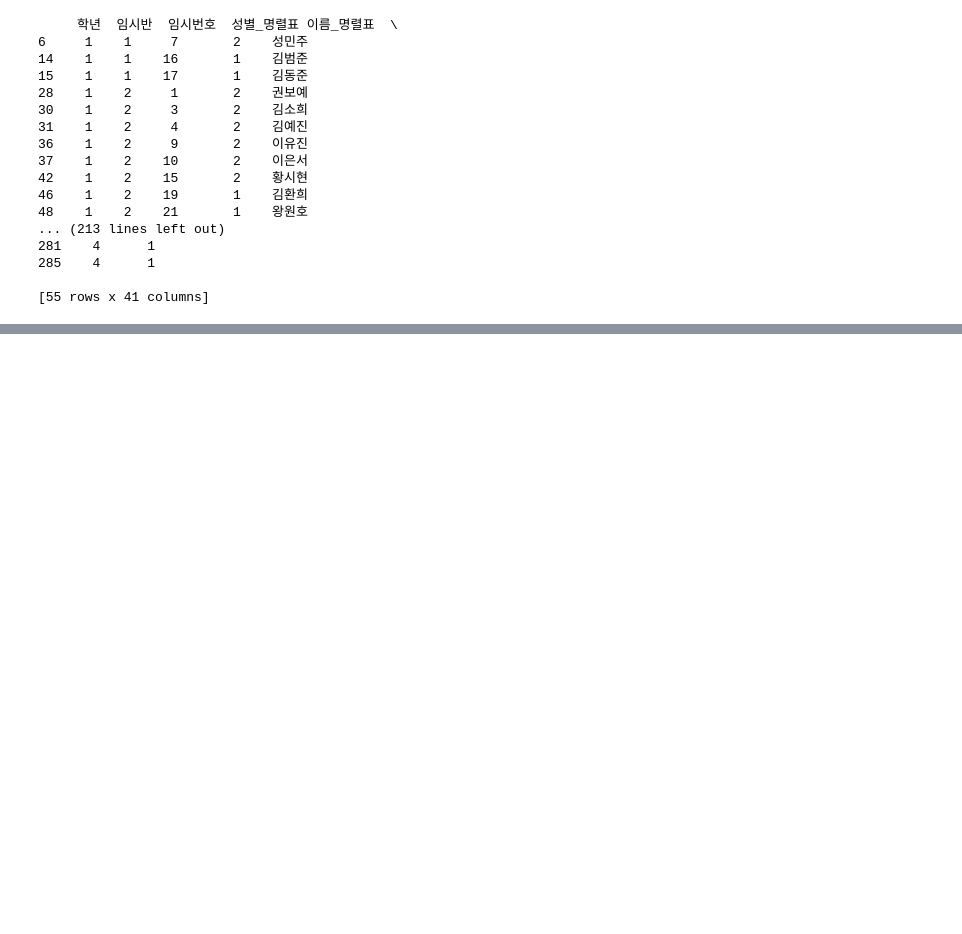
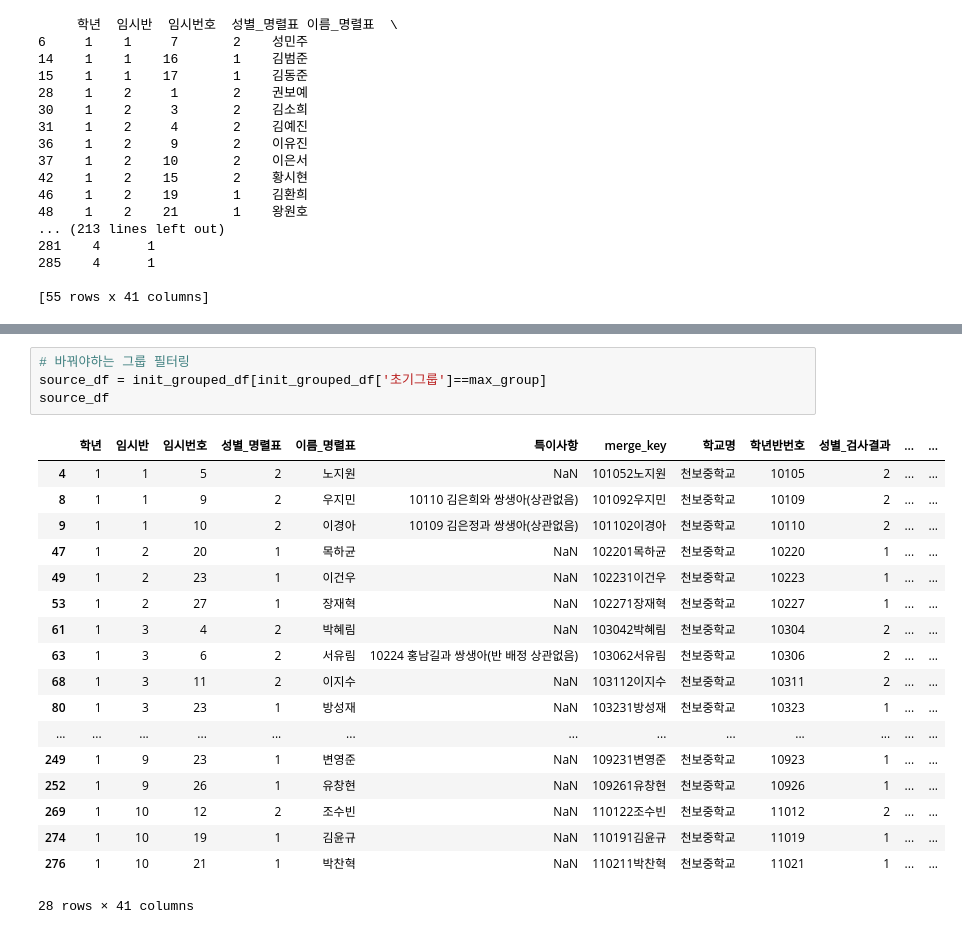
Before and after one commit to Byumin/group_classification, a Jupyter notebook: discrete_variable_swap copy.ipynb, the cells around one changed output, grey strips where cells are left out. Drawn from its saved outputs; the diff is of its cells as text; blank space fills up the shorter version.

```diff
--- a/discrete_variable_swap copy.ipynb
+++ b/discrete_variable_swap copy.ipynb
@@ -293,0 +303,23 @@ print(target_sort_variable)
+# %%
+# 바꿔야하는 그룹 필터링
+source_df = init_grouped_df[init_grouped_df['초기그룹']==max_group]
+source_df
+# %% [output]
+|  | 학년 | 임시반 | 임시번호 | 성별_명렬표 | 이름_명렬표 | 특이사항 | merge_key | 학교명 | 학년반번호 | 성별_검사결과 | ... | ... |
+| 4 | 1 | 1 | 5 | 2 | 노지원 | NaN | 101052노지원 | 천보중학교 | 10105 | 2 | ... | ... |
+| 8 | 1 | 1 | 9 | 2 | 우지민 | 10110 김은희와 쌍생아(상관없음) | 101092우지민 | 천보중학교 | 10109 | 2 | ... | ... |
+| 9 | 1 | 1 | 10 | 2 | 이경아 | 10109 김은정과 쌍생아(상관없음) | 101102이경아 | 천보중학교 | 10110 | 2 | ... | ... |
+| 47 | 1 | 2 | 20 | 1 | 목하균 | NaN | 102201목하균 | 천보중학교 | 10220 | 1 | ... | ... |
+| 49 | 1 | 2 | 23 | 1 | 이건우 | NaN | 102231이건우 | 천보중학교 | 10223 | 1 | ... | ... |
+| 53 | 1 | 2 | 27 | 1 | 장재혁 | NaN | 102271장재혁 | 천보중학교 | 10227 | 1 | ... | ... |
+| 61 | 1 | 3 | 4 | 2 | 박혜림 | NaN | 103042박혜림 | 천보중학교 | 10304 | 2 | ... | ... |
+| 63 | 1 | 3 | 6 | 2 | 서유림 | 10224 홍남길과 쌍생아(반 배정 상관없음) | 103062서유림 | 천보중학교 | 10306 | 2 | ... | ... |
+| 68 | 1 | 3 | 11 | 2 | 이지수 | NaN | 103112이지수 | 천보중학교 | 10311 | 2 | ... | ... |
+| 80 | 1 | 3 | 23 | 1 | 방성재 | NaN | 103231방성재 | 천보중학교 | 10323 | 1 | ... | ... |
+| ... | ... | ... | ... | ... | ... | ... | ... | ... | ... | ... | ... | ... |
+| 249 | 1 | 9 | 23 | 1 | 변영준 | NaN | 109231변영준 | 천보중학교 | 10923 | 1 | ... | ... |
+| 252 | 1 | 9 | 26 | 1 | 유창현 | NaN | 109261유창현 | 천보중학교 | 10926 | 1 | ... | ... |
+| 269 | 1 | 10 | 12 | 2 | 조수빈 | NaN | 110122조수빈 | 천보중학교 | 11012 | 2 | ... | ... |
+| 274 | 1 | 10 | 19 | 1 | 김윤규 | NaN | 110191김윤규 | 천보중학교 | 11019 | 1 | ... | ... |
+| 276 | 1 | 10 | 21 | 1 | 박찬혁 | NaN | 110211박찬혁 | 천보중학교 | 11021 | 1 | ... | ... |
+28 rows × 41 columns
```
Also changed, not shown: parts of 6 cells of this notebook.
